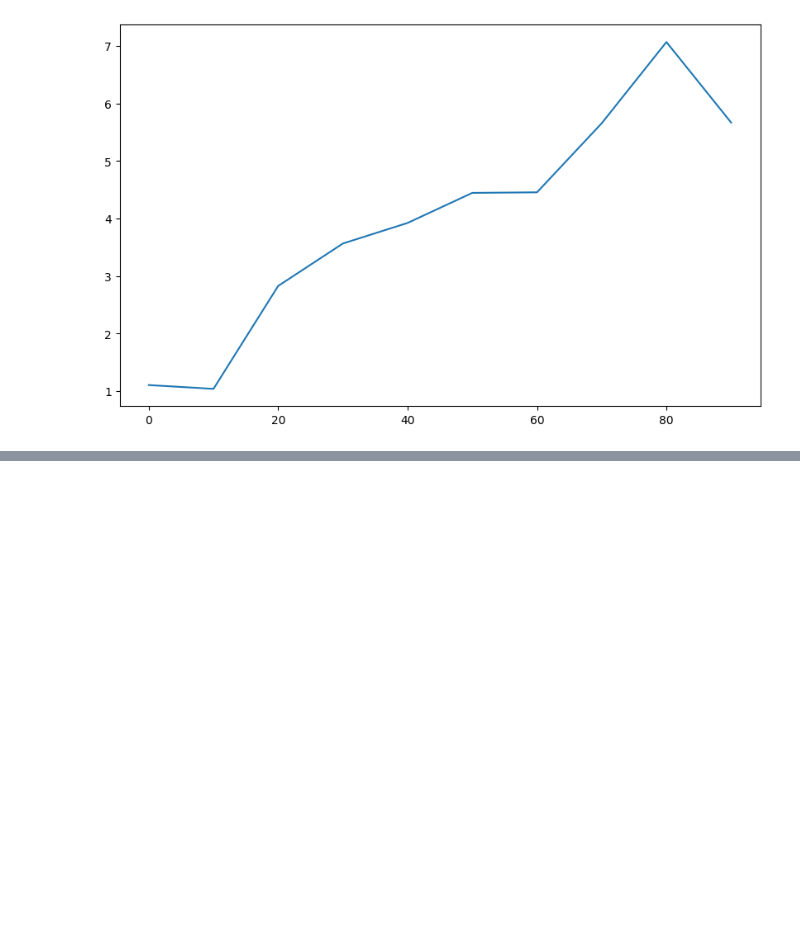
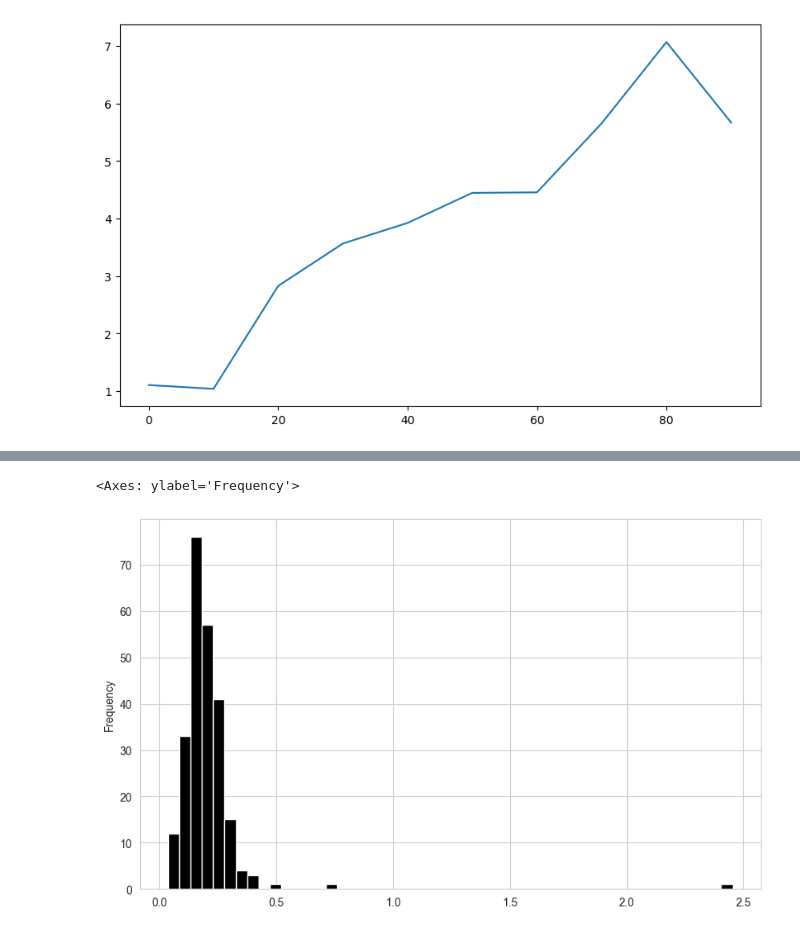
Before and after one commit to OhSorryBro/Data_in_python, a Jupyter notebook: pandas/ch09.ipynb, the cells around one changed output, grey strips where cells are left out. Cells and saved outputs as stored; diff of their text form; code cells hidden in the pictures; blank space fills up the shorter version.

```diff
--- a/pandas/ch09.ipynb
+++ b/pandas/ch09.ipynb
@@ -217,4 +280,7 @@ plt.figure()
 # %%
-tips["tip_pct"].plot.hist(bins=50)
+tips["napiwek_proc"].plot.hist(bins=50)
+# %% [output]
+<Axes: ylabel='Frequency'>
+[figure, added]
 # %%
 plt.figure()
```
Also changed, not shown: parts of 23 cells of this notebook.
